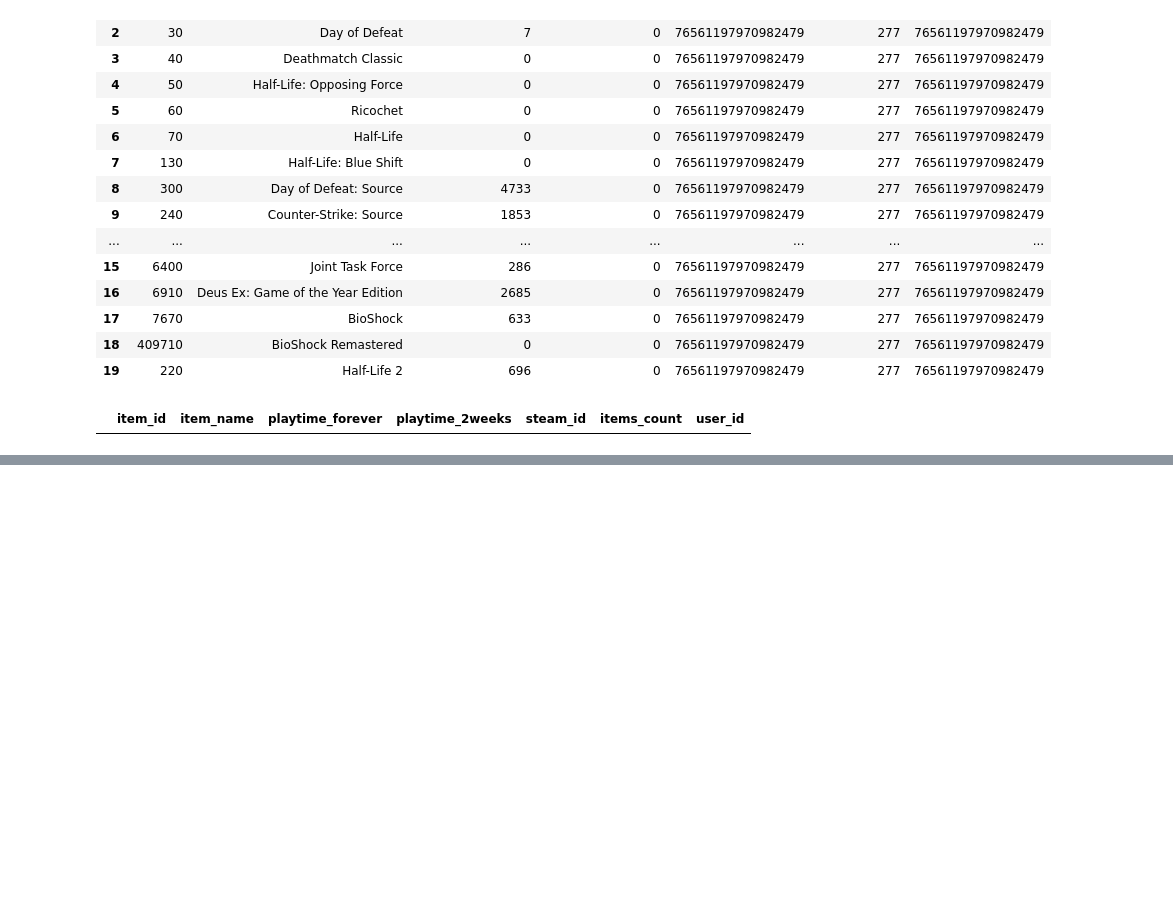
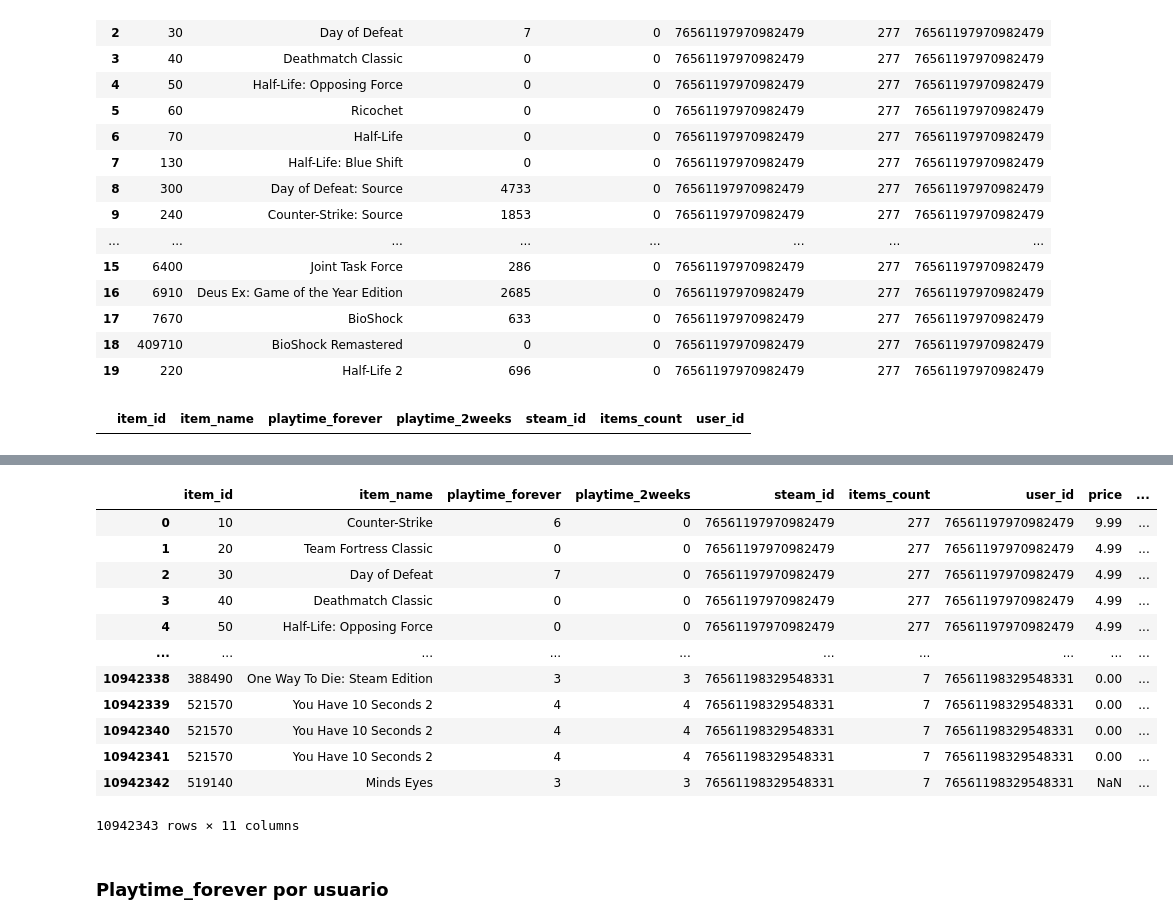
Before and after one commit to IngCarlaPezzone/PI1_MLOps_videojuegos, a Jupyter notebook: 01_ETL_union.ipynb, the cells around one changed output, grey strips where cells are left out. Drawn from its saved outputs; the diff is of its cells as text; code cells hidden in the pictures; blank space fills up the shorter version.

```diff
--- a/01_ETL_union.ipynb
+++ b/01_ETL_union.ipynb
@@ -83,0 +161,6 @@ df_items[df_items['item_name']=='EXIT 2 - Directions']
+# %%
+# Se extraen las columnas 'items_count' y 'user_id'
+df_genres_price_anio_develop = df_games[['genres', 'price', 'release_anio', 'developer', 'id']]
+# Se renombra 'item_id' por 'id' para unir mas adelante
+df_genres_price_anio_develop = df_genres_price_anio_develop.rename(columns={'id':'reviews_item_id'})
+df_genres_price_anio_develop
@@ -83,0 +258,6 @@ df_items[df_items['item_name']=='EXIT 2 - Directions']
+# %%
+# Se renombra 'reviews_item_id' por 'item_id' para unir mas adelante
+df_genres_price_anio_develop = df_genres_price_anio_develop.rename(columns={'reviews_item_id':'item_id'})
+# Se une con 'df_items'
+df_items = df_items.merge(df_genres_price_anio_develop, on='item_id', how='left')
+df_items.head()
@@ -83,0 +286,24 @@ df_items[df_items['item_name']=='EXIT 2 - Directions']
+# %%
+# SColumnas a transformar
+columnas_a_completar = ['genres', 'release_anio', 'developer']
+# Se rellenan los nulos
+df_relleno = df_items[columnas_a_completar].fillna('Sin dato disponible')
+# Se borran las columnas originales y se concatenan las rellenas con todo el dataframe
+df_items = pd.concat([df_items.drop(columnas_a_completar, axis=1), df_relleno], axis=1)
+df_items
+# %% [output]
+|  | item_id | item_name | playtime_forever | playtime_2weeks | steam_id | items_count | user_id | price | ... |
+| 0 | 10 | Counter-Strike | 6 | 0 | 76561197970982479 | 277 | 76561197970982479 | 9.99 | ... |
+| 1 | 20 | Team Fortress Classic | 0 | 0 | 76561197970982479 | 277 | 76561197970982479 | 4.99 | ... |
+| 2 | 30 | Day of Defeat | 7 | 0 | 76561197970982479 | 277 | 76561197970982479 | 4.99 | ... |
+| 3 | 40 | Deathmatch Classic | 0 | 0 | 76561197970982479 | 277 | 76561197970982479 | 4.99 | ... |
+| 4 | 50 | Half-Life: Opposing Force | 0 | 0 | 76561197970982479 | 277 | 76561197970982479 | 4.99 | ... |
+| ... | ... | ... | ... | ... | ... | ... | ... | ... | ... |
+| 10942338 | 388490 | One Way To Die: Steam Edition | 3 | 3 | 76561198329548331 | 7 | 76561198329548331 | 0.00 | ... |
+| 10942339 | 521570 | You Have 10 Seconds 2 | 4 | 4 | 76561198329548331 | 7 | 76561198329548331 | 0.00 | ... |
+| 10942340 | 521570 | You Have 10 Seconds 2 | 4 | 4 | 76561198329548331 | 7 | 76561198329548331 | 0.00 | ... |
+| 10942341 | 521570 | You Have 10 Seconds 2 | 4 | 4 | 76561198329548331 | 7 | 76561198329548331 | 0.00 | ... |
+| 10942342 | 519140 | Minds Eyes | 3 | 3 | 76561198329548331 | 7 | 76561198329548331 | NaN | ... |
+10942343 rows × 11 columns
+# %% [markdown]
+### Playtime_forever por usuario
```
Also changed, not shown: parts of 40 cells of this notebook, 1 other file.
